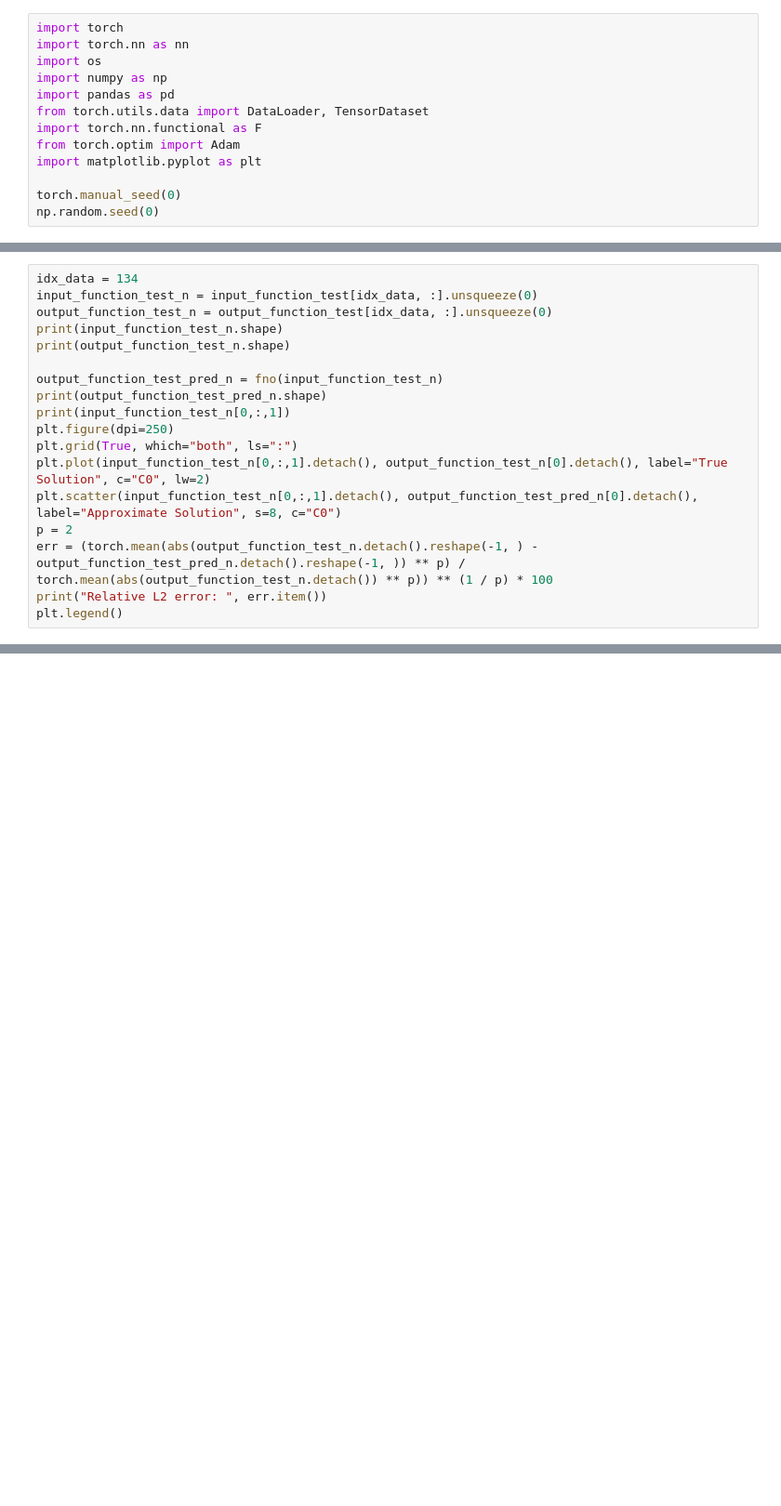
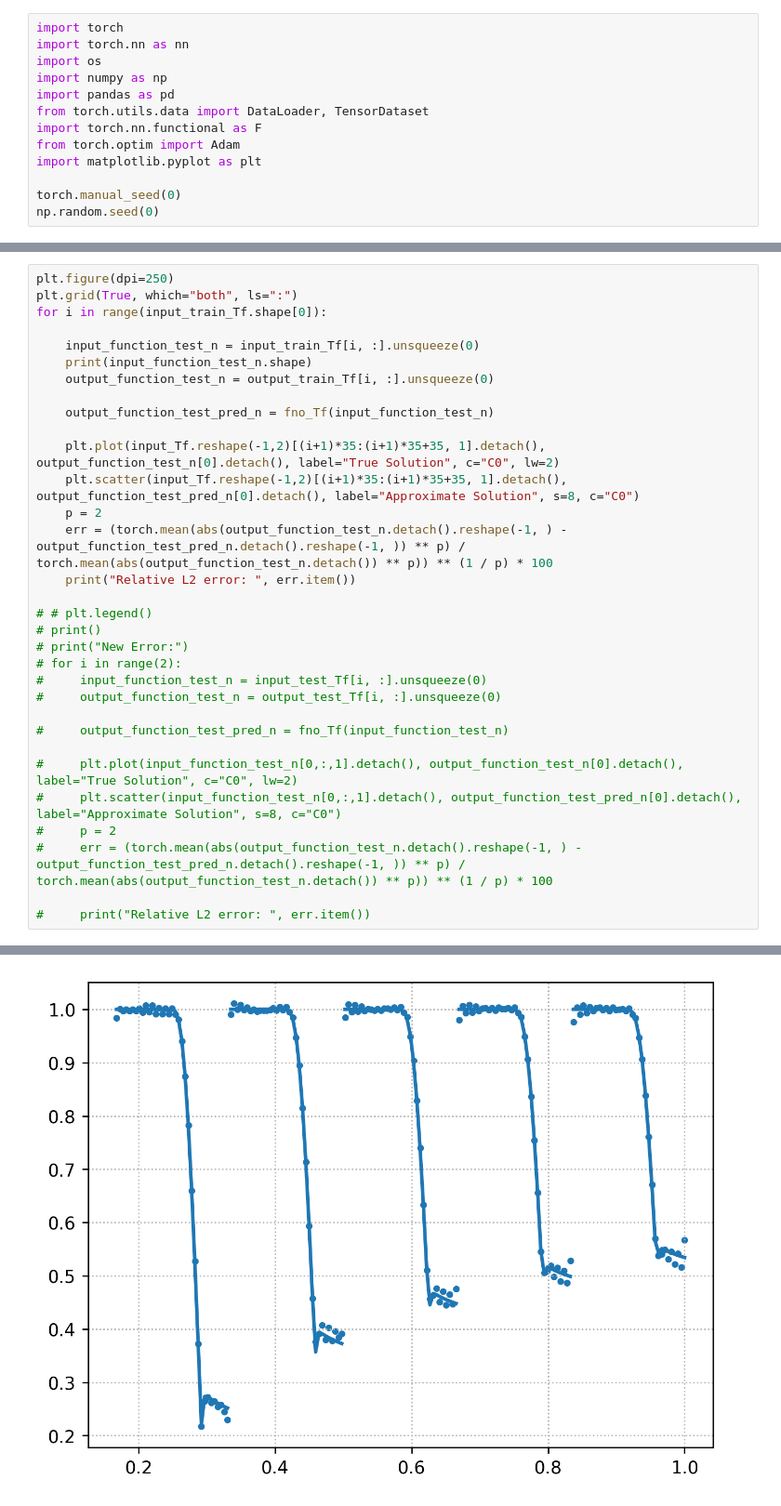
Before and after one commit to guglielmopacifico/DeepLearning, a Jupyter notebook: Task_3/task3.ipynb, the cells around one changed output, grey strips where cells are left out. Shown at 93% size. Saved outputs shown, nothing was run; the diff lists cells and outputs as text; blank space fills up the shorter version.

```diff
--- a/Task_3/task3.ipynb
+++ b/Task_3/task3.ipynb
@@ -444,19 +323,33 @@ RuntimeError: Given groups=1, weight of size [64, 64, 1], expected input[7, 1, 6
 # %%
-idx_data = 134
-input_function_test_n = input_function_test[idx_data, :].unsqueeze(0)
-output_function_test_n = output_function_test[idx_data, :].unsqueeze(0)
-print(input_function_test_n.shape)
-print(output_function_test_n.shape)
-
-output_function_test_pred_n = fno(input_function_test_n)
-print(output_function_test_pred_n.shape)
-print(input_function_test_n[0,:,1])
 plt.figure(dpi=250)
 plt.grid(True, which="both", ls=":")
-plt.plot(input_function_test_n[0,:,1].detach(), output_function_test_n[0].detach(), label="True Solution", c="C0", lw=2)
-plt.scatter(input_function_test_n[0,:,1].detach(), output_function_test_pred_n[0].detach(), label="Approximate Solution", s=8, c="C0")
-p = 2
-err = (torch.mean(abs(output_function_test_n.detach().reshape(-1, ) - output_function_test_pred_n.detach().reshape(-1, )) ** p) / torch.mean(abs(output_function_test_n.detach()) ** p)) ** (1 / p) * 100
-print("Relative L2 error: ", err.item())
-plt.legend()
+for i in range(input_train_Tf.shape[0]):
+
+    input_function_test_n = input_train_Tf[i, :].unsqueeze(0)
+    print(input_function_test_n.shape)
+    output_function_test_n = output_train_Tf[i, :].unsqueeze(0)
+
+    output_function_test_pred_n = fno_Tf(input_function_test_n)
+
+    plt.plot(input_Tf.reshape(-1,2)[(i+1)*35:(i+1)*35+35, 1].detach(), output_function_test_n[0].detach(), label="True Solution", c="C0", lw=2)
+    plt.scatter(input_Tf.reshape(-1,2)[(i+1)*35:(i+1)*35+35, 1].detach(), output_function_test_pred_n[0].detach(), label="Approximate Solution", s=8, c="C0")
+    p = 2
+    err = (torch.mean(abs(output_function_test_n.detach().reshape(-1, ) - output_function_test_pred_n.detach().reshape(-1, )) ** p) / torch.mean(abs(output_function_test_n.detach()) ** p)) ** (1 / p) * 100
+    print("Relative L2 error: ", err.item())
+
+# # plt.legend()
+# print()
+# print("New Error:")
+# for i in range(2):
+#     input_function_test_n = input_test_Tf[i, :].unsqueeze(0)
+#     output_function_test_n = output_test_Tf[i, :].unsqueeze(0)
+
+#     output_function_test_pred_n = fno_Tf(input_function_test_n)
+
+#     plt.plot(input_function_test_n[0,:,1].detach(), output_function_test_n[0].detach(), label="True Solution", c="C0", lw=2)
+#     plt.scatter(input_function_test_n[0,:,1].detach(), output_function_test_pred_n[0].detach(), label="Approximate Solution", s=8, c="C0")
+#     p = 2
+#     err = (torch.mean(abs(output_function_test_n.detach().reshape(-1, ) - output_function_test_pred_n.detach().reshape(-1, )) ** p) / torch.mean(abs(output_function_test_n.detach()) ** p)) ** (1 / p) * 100
+
+#     print("Relative L2 error: ", err.item())
 # %% [output]
@@ -463,0 +366 @@ NameError: name 'input_function_test' is not defined
+[figure, added]
```
Also changed, not shown: parts of 11 cells of this notebook.
